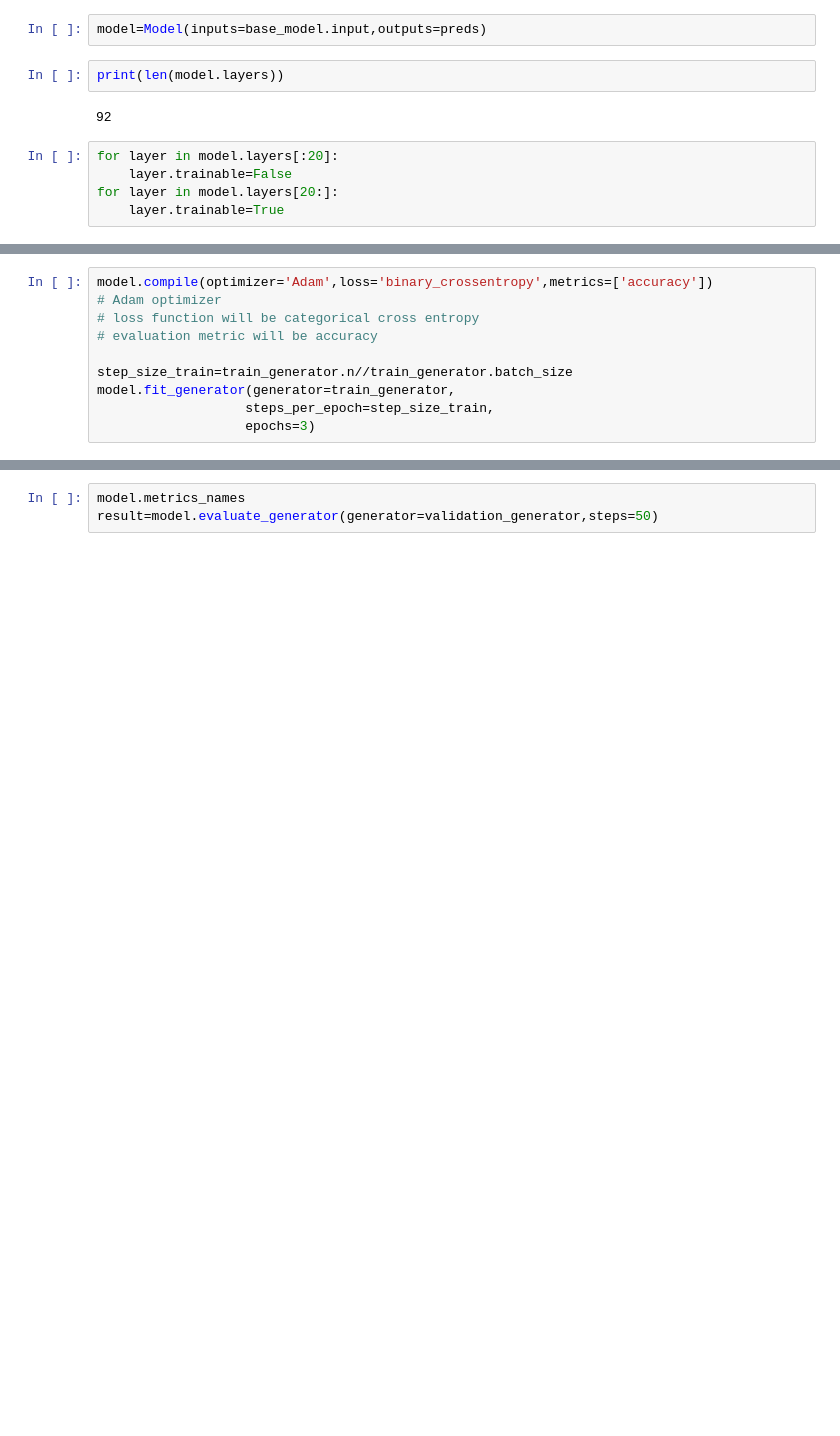
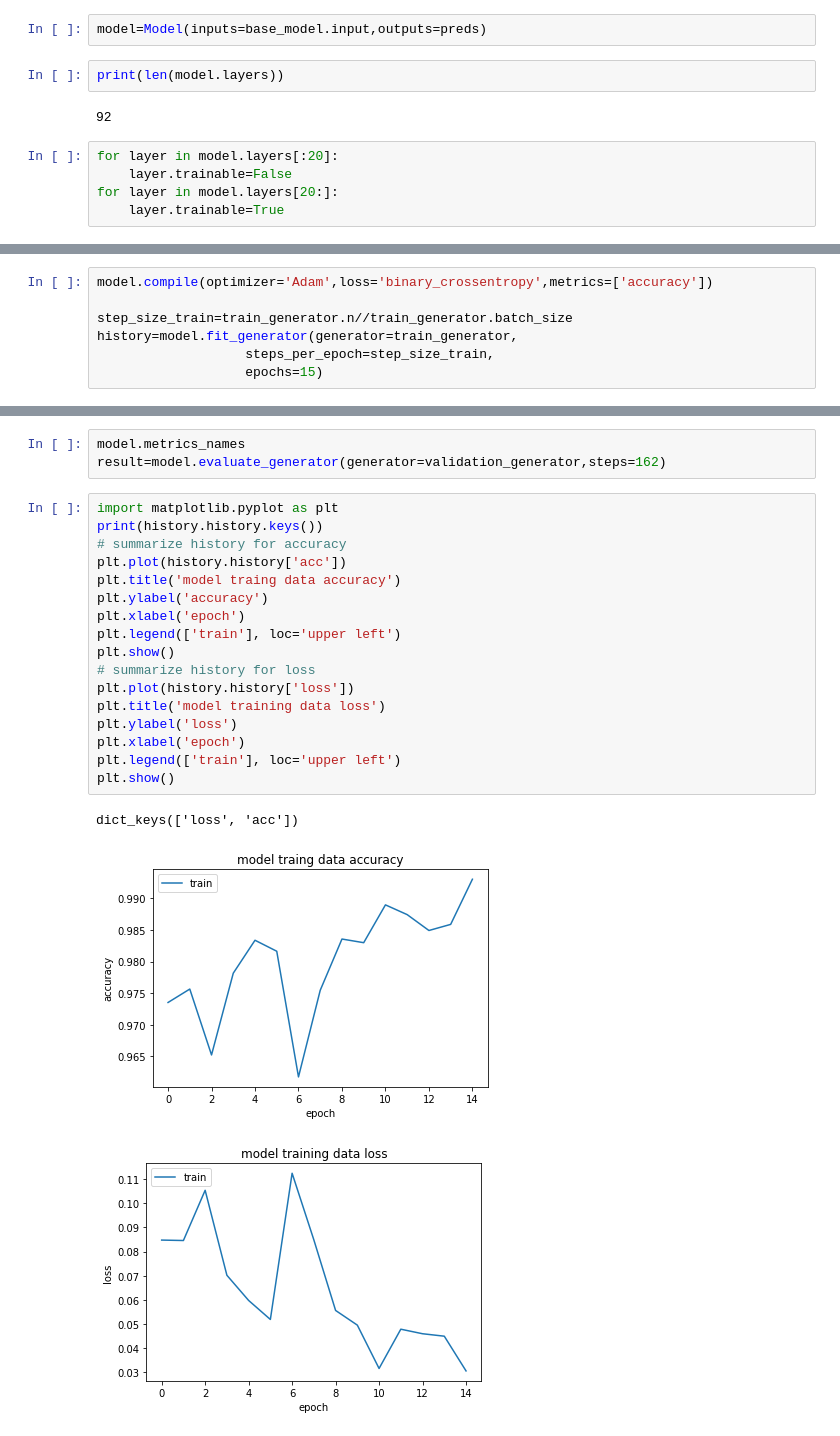
Before and after one commit to vandana414/CMPE_257_Group3_Project, a Jupyter notebook: ImageNetCNN.ipynb, the cells around one changed output, grey strips where cells are left out. Cells and saved outputs as stored; diff of their text form; blank space fills up the shorter version.

```diff
--- a/ImageNetCNN.ipynb
+++ b/ImageNetCNN.ipynb
@@ -48,10 +47,0 @@ Found 418 images belonging to 2 classes.
-# %%
-model.compile(optimizer='Adam',loss='binary_crossentropy',metrics=['accuracy'])
-# Adam optimizer
-# loss function will be categorical cross entropy
-# evaluation metric will be accuracy
-
-step_size_train=train_generator.n//train_generator.batch_size
-model.fit_generator(generator=train_generator,
-                   steps_per_epoch=step_size_train,
-                   epochs=3)
@@ -74,0 +57,7 @@ Found 399 images belonging to 2 classes.
+# %%
+model.compile(optimizer='Adam',loss='binary_crossentropy',metrics=['accuracy'])
+
+step_size_train=train_generator.n//train_generator.batch_size
+history=model.fit_generator(generator=train_generator,
+                   steps_per_epoch=step_size_train,
+                   epochs=15)
@@ -75,3 +82,24 @@ Found 399 images belonging to 2 classes.
 # %%
 model.metrics_names
-result=model.evaluate_generator(generator=validation_generator,steps=50)
+result=model.evaluate_generator(generator=validation_generator,steps=162)
+# %%
+import matplotlib.pyplot as plt
+print(history.history.keys())
+# summarize history for accuracy
+plt.plot(history.history['acc'])
+plt.title('model traing data accuracy')
+plt.ylabel('accuracy')
+plt.xlabel('epoch')
+plt.legend(['train'], loc='upper left')
+plt.show()
+# summarize history for loss
+plt.plot(history.history['loss'])
+plt.title('model training data loss')
+plt.ylabel('loss')
+plt.xlabel('epoch')
+plt.legend(['train'], loc='upper left')
+plt.show()
+# %% [output]
+dict_keys(['loss', 'acc'])
+[figure, added]
+[figure, added]
```
Also changed, not shown: parts of 11 cells of this notebook.
